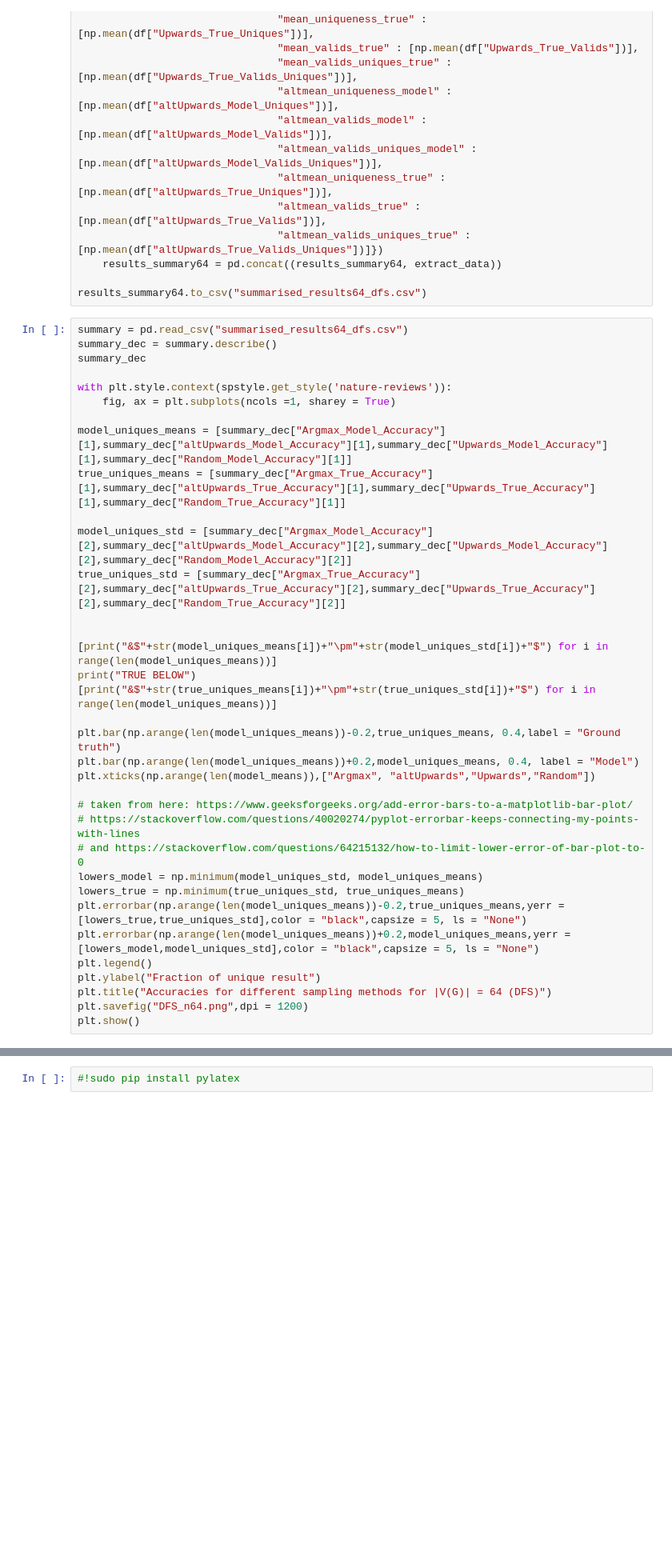
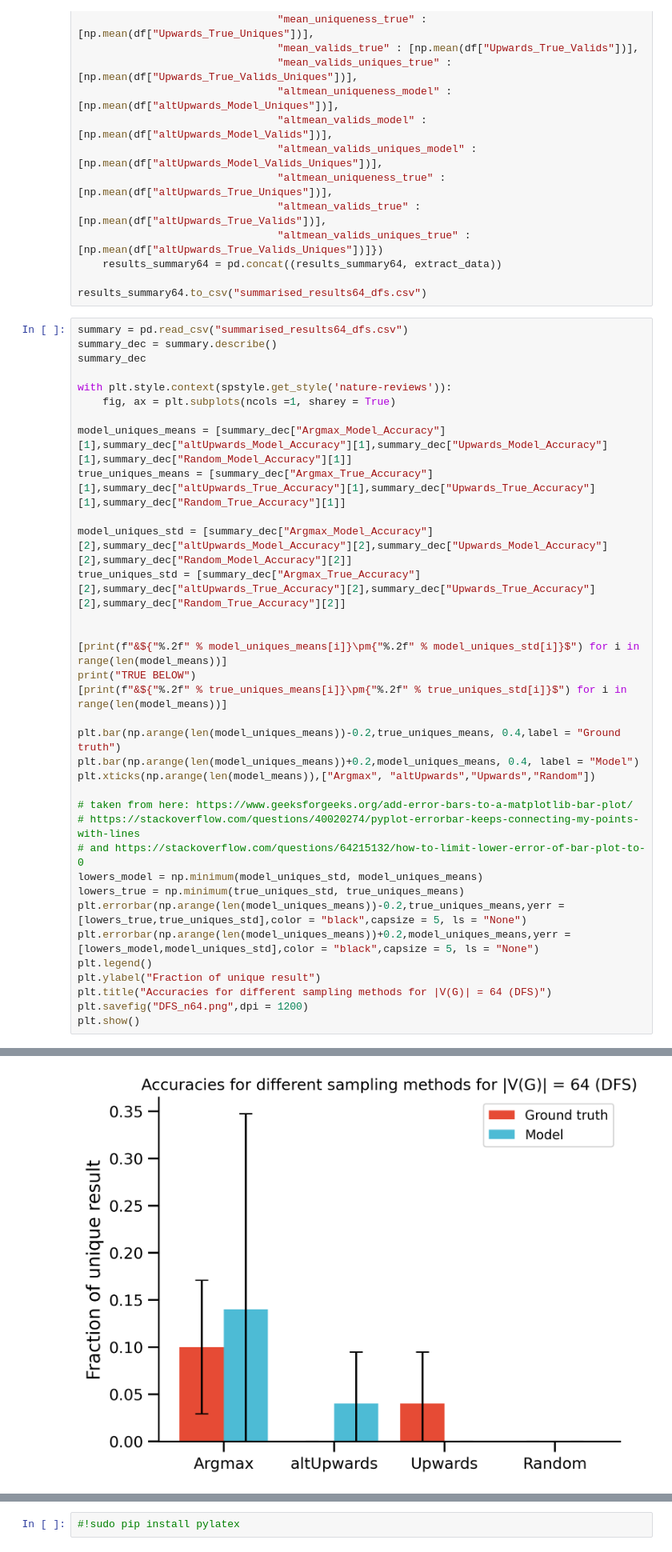
Before and after one commit to ZenoMK/NAR_Multiple_Solutions, a Jupyter notebook: results/viz.ipynb, the cells around one changed output, grey strips where cells are left out. Shown: that part at 80% size. Saved outputs shown, nothing was run; the diff lists cells and outputs as text; blank space fills up the shorter version.

```diff
--- a/results/viz.ipynb
+++ b/results/viz.ipynb
@@ -311,9 +311,9 @@ model_uniques_std = [summary_dec["Argmax_Model_Accuracy"][2],summary_dec["altUpw
 true_uniques_std = [summary_dec["Argmax_True_Accuracy"][2],summary_dec["altUpwards_True_Accuracy"][2],summary_dec["Upwards_True_Accuracy"][2],summary_dec["Random_True_Accuracy"][2]]
 
 
-[print("&$"+str(model_uniques_means[i])+"\pm"+str(model_uniques_std[i])+"$") for i in range(len(model_uniques_means))]
+[print(f"&${"%.2f" % model_uniques_means[i]}\pm{"%.2f" % model_uniques_std[i]}$") for i in range(len(model_means))]
 print("TRUE BELOW")
-[print("&$"+str(true_uniques_means[i])+"\pm"+str(true_uniques_std[i])+"$") for i in range(len(model_uniques_means))]
+[print(f"&${"%.2f" % true_uniques_means[i]}\pm{"%.2f" % true_uniques_std[i]}$") for i in range(len(model_means))]
 
 plt.bar(np.arange(len(model_uniques_means))-0.2,true_uniques_means, 0.4,label = "Ground truth")
 plt.bar(np.arange(len(model_uniques_means))+0.2,model_uniques_means, 0.4, label = "Model")
@@ -331,3 +331,4 @@ plt.ylabel("Fraction of unique result")
 plt.title("Accuracies for different sampling methods for |V(G)| = 64 (DFS)")
 plt.savefig("DFS_n64.png",dpi = 1200)
 plt.show()
+# %% [output]
@@ -334,3 +344,4 @@ plt.show()
+[figure, added]
 # %%
 # compute validity and uniqueness per 5 samples
 cols = ["mean_uniqueness_true","mean_valids_true","mean_uniqueness_model","mean_valids_model",
```
Also changed, not shown: parts of 16 cells of this notebook, 1 other file.
